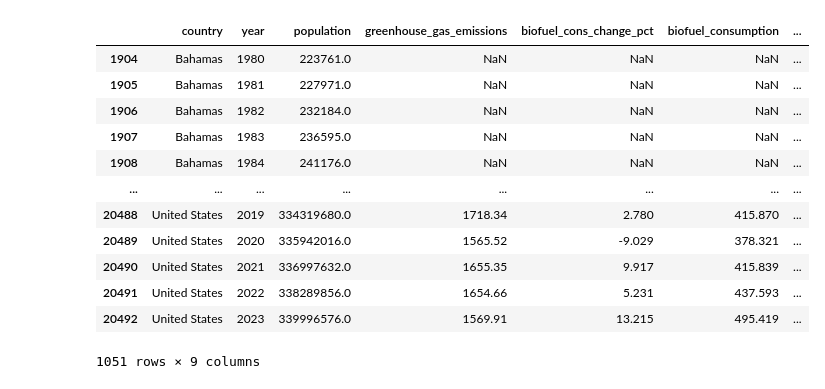
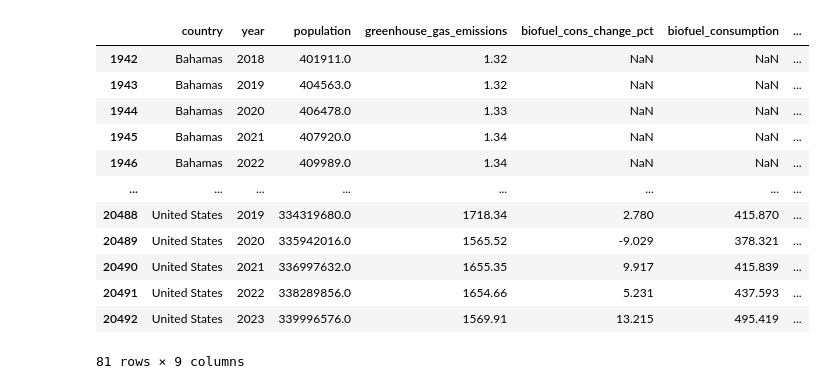
Before and after one commit to qwewe6/Project1_group4, a Jupyter notebook: Adrian/Project1.ipynb, the cells around one changed output. Drawn from its saved outputs; the diff is of its cells as text; code cells hidden in the pictures.

```diff
--- a/Adrian/Project1.ipynb
+++ b/Adrian/Project1.ipynb
@@ -10,7 +7,10 @@ from scipy import stats
 from Adrian_config import eia_key
 from pprint import pprint
 # %%
-energy_data_raw=pd.read_csv("owid-energy-data.csv")
-energy_data_raw
+energy_data_raw_df=pd.read_csv("owid-energy-data.csv")
+
+energy_data_raw_df=energy_data_raw_df.loc[(energy_data_raw_df["year"] >= 2018) & (energy_data_raw_df["year"] <= 2023)]
+
+energy_data_raw_df
 # %% [output]
 |  | country | year | iso_code | population | gdp | biofuel_cons_change_pct | biofuel_cons_change_twh | ... |
@@ -74,20 +41,21 @@ south_american_countries = [
 # %%
-North_American_Countries_df = energy_data_raw.loc[
-    energy_data_raw["country"].isin(north_american_countries),
-    ["country","year","population","greenhouse_gas_emissions","biofuel_cons_change_pct","biofuel_consumption","electricity_demand","electricity_generation","fossil_fuel_consumption"]
+North_American_Countries_df = energy_data_raw_df.loc[
+    energy_data_raw_df["country"].isin(north_american_countries),
+    ["country","year","population","greenhouse_gas_emissions","biofuel_cons_change_pct",
+     "biofuel_consumption","electricity_demand","electricity_generation","fossil_fuel_consumption"]
 ]
 North_American_Countries_df
 # %% [output]
 |  | country | year | population | greenhouse_gas_emissions | biofuel_cons_change_pct | biofuel_consumption | ... |
-| 1904 | Bahamas | 1980 | 223761.0 | NaN | NaN | NaN | ... |
-| 1905 | Bahamas | 1981 | 227971.0 | NaN | NaN | NaN | ... |
-| 1906 | Bahamas | 1982 | 232184.0 | NaN | NaN | NaN | ... |
-| 1907 | Bahamas | 1983 | 236595.0 | NaN | NaN | NaN | ... |
-| 1908 | Bahamas | 1984 | 241176.0 | NaN | NaN | NaN | ... |
+| 1942 | Bahamas | 2018 | 401911.0 | 1.32 | NaN | NaN | ... |
+| 1943 | Bahamas | 2019 | 404563.0 | 1.32 | NaN | NaN | ... |
+| 1944 | Bahamas | 2020 | 406478.0 | 1.33 | NaN | NaN | ... |
+| 1945 | Bahamas | 2021 | 407920.0 | 1.34 | NaN | NaN | ... |
+| 1946 | Bahamas | 2022 | 409989.0 | 1.34 | NaN | NaN | ... |
 | ... | ... | ... | ... | ... | ... | ... | ... |
 | 20488 | United States | 2019 | 334319680.0 | 1718.34 | 2.780 | 415.870 | ... |
 | 20489 | United States | 2020 | 335942016.0 | 1565.52 | -9.029 | 378.321 | ... |
 | 20490 | United States | 2021 | 336997632.0 | 1655.35 | 9.917 | 415.839 | ... |
 | 20491 | United States | 2022 | 338289856.0 | 1654.66 | 5.231 | 437.593 | ... |
 | 20492 | United States | 2023 | 339996576.0 | 1569.91 | 13.215 | 495.419 | ... |
-1051 rows × 9 columns
+81 rows × 9 columns
```
Also changed, not shown: parts of 32 cells of this notebook, 14 other files.
